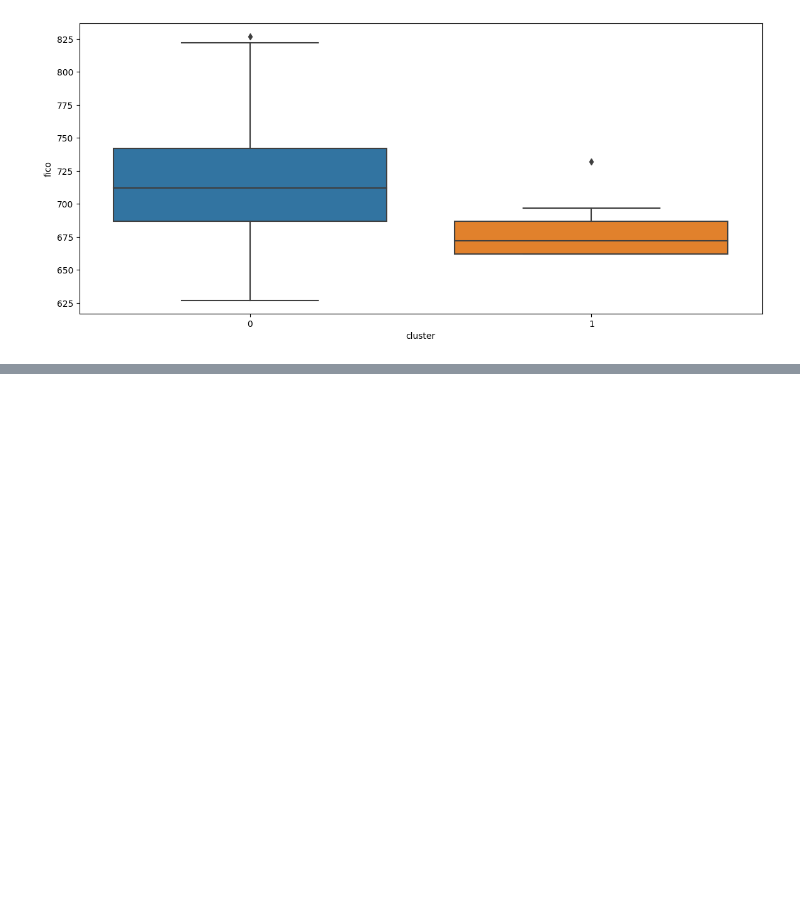
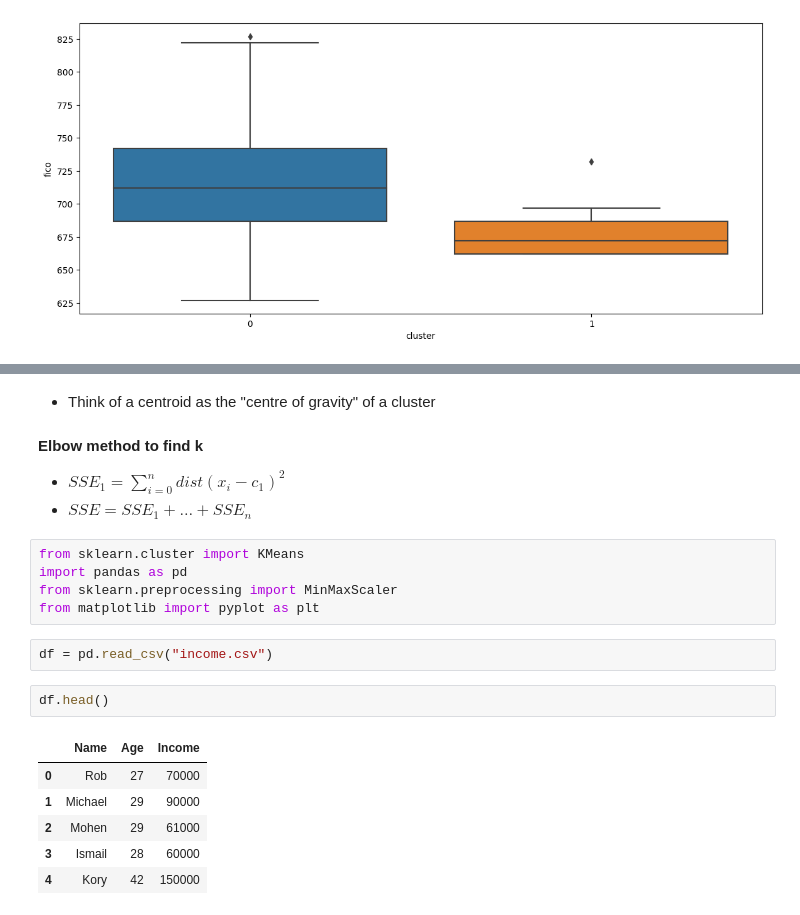
Before and after one commit to ndavido/Data_Analysis_Notes, a Jupyter notebook: clustering_early.ipynb, the cells around one changed output, grey strips where cells are left out. Drawn from its saved outputs; the diff is of its cells as text; blank space fills up the shorter version.

```diff
--- a/clustering_early.ipynb
+++ b/clustering_early.ipynb
@@ -325,0 +371,22 @@ sb.boxplot(x='cluster', y='fico', data=without_outliers)
+# %% [markdown]
+- Think of a centroid as the "centre of gravity" of a cluster
+# %% [markdown]
+__Elbow method to find k__
+- $SSE_1 = \sum_{i=0}^ndist(x_i-c_1)^2$
+- $SSE = SSE_1 + \dots + SSE_n$
+# %%
+from sklearn.cluster import KMeans
+import pandas as pd
+from sklearn.preprocessing import MinMaxScaler
+from matplotlib import pyplot as plt
+# %%
+df = pd.read_csv("income.csv")
+# %%
+df.head()
+# %% [output]
+|  | Name | Age | Income |
+| 0 | Rob | 27 | 70000 |
+| 1 | Michael | 29 | 90000 |
+| 2 | Mohen | 29 | 61000 |
+| 3 | Ismail | 28 | 60000 |
+| 4 | Kory | 42 | 150000 |
```
Also changed, not shown: parts of 11 cells of this notebook, 1 other file.
